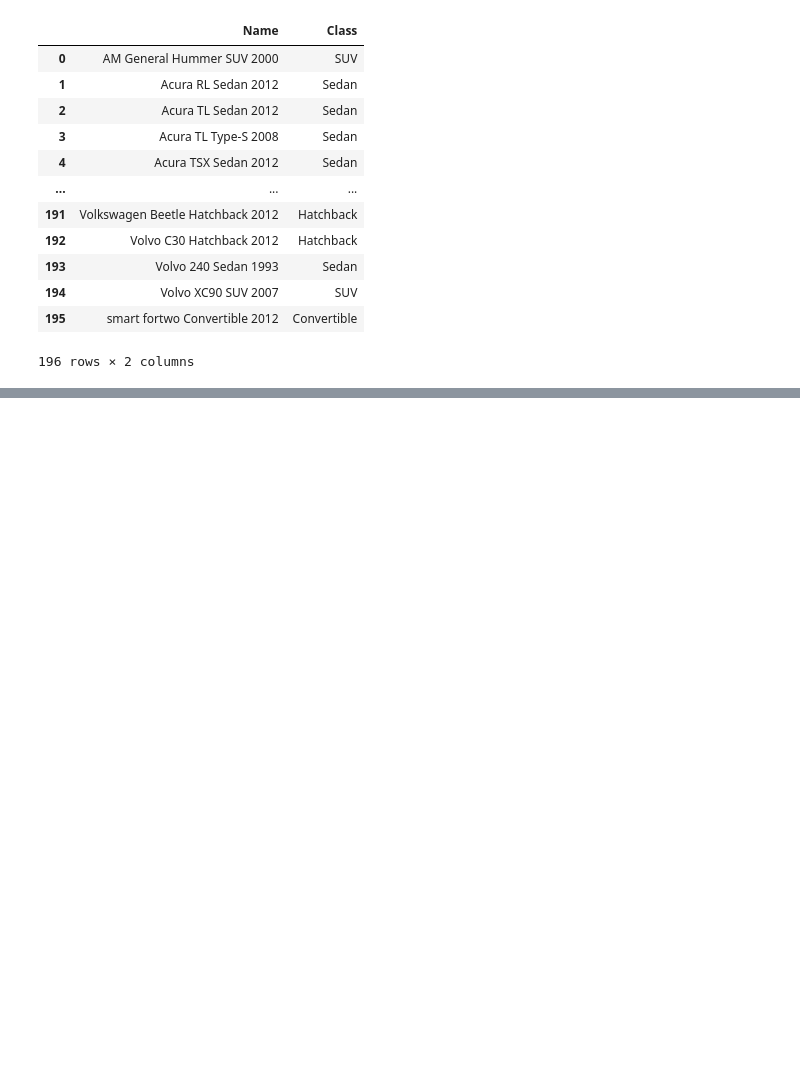
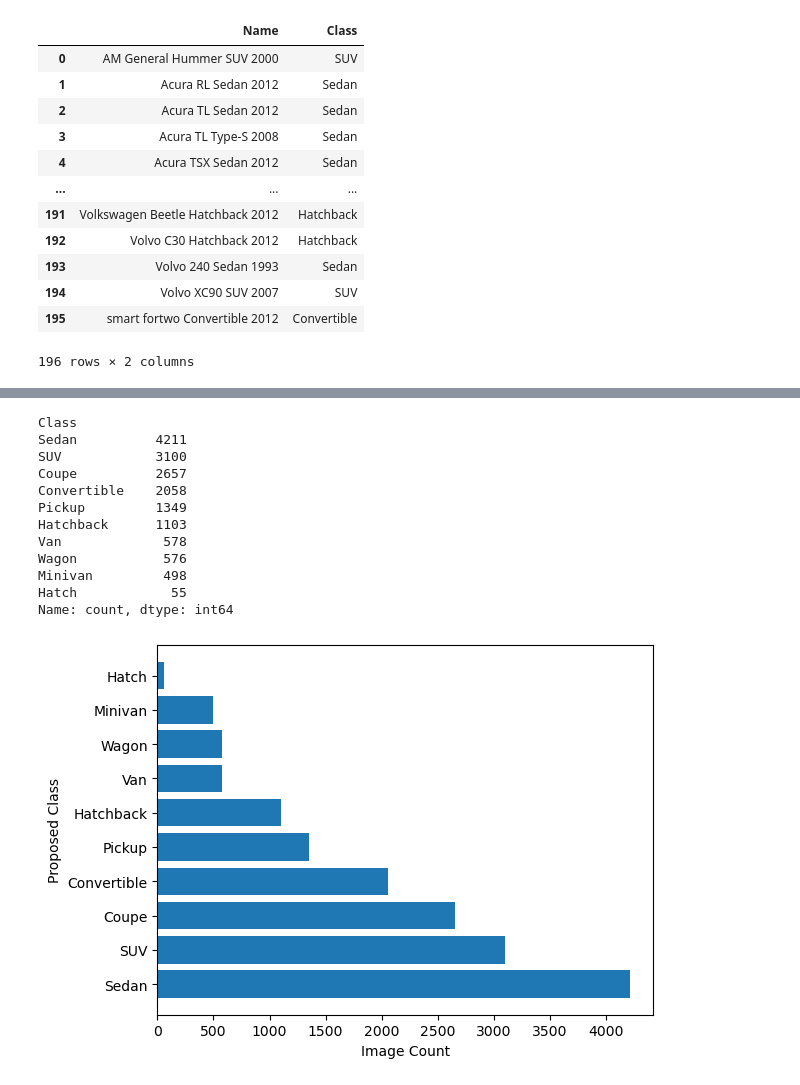
Before and after one commit to ijyliu/computer-vision-project, a Jupyter notebook: Code/Class Statistics.ipynb, the cells around one changed output, grey strips where cells are left out. Drawn from its saved outputs; the diff is of its cells as text; code cells hidden in the pictures; blank space fills up the shorter version.

Commit message:
image count by class

```diff
--- a/Code/Class Statistics.ipynb
+++ b/Code/Class Statistics.ipynb
@@ -53,0 +58,4 @@ plt.savefig('../Output/Original_Classes_by_Proposed_Class.png', bbox_inches='tig
+# %%
+# Bring in '~\Box\INFO 290T Project\Intermediate Data\cars_annos.xslx'
+cars_annos = pd.read_excel('~/Box/INFO 290T Project/Intermediate Data/cars_annos.xlsx')
+cars_annos
@@ -53,0 +76,6 @@ plt.savefig('../Output/Original_Classes_by_Proposed_Class.png', bbox_inches='tig
+# %%
+# Merge on 'Name' in names_and_proposed_classes being class_name in cars_annos
+# Should be same length as cars_annos
+print('length of cars_annos:', len(cars_annos))
+proposed_class_images = pd.merge(names_and_proposed_classes, cars_annos, left_on='Name', right_on='class_name', how='left')
+proposed_class_images
@@ -53,0 +97,23 @@ plt.savefig('../Output/Original_Classes_by_Proposed_Class.png', bbox_inches='tig
+# %%
+# Counts by Class
+print(proposed_class_images['Class'].value_counts())
+
+# Horizontal bar chart of counts by Class
+plt.barh(proposed_class_images['Class'].value_counts().index, proposed_class_images['Class'].value_counts())
+plt.xlabel('Image Count')
+plt.ylabel('Proposed Class')
+plt.savefig('../Output/Image_Counts_by_Proposed_Class.png', bbox_inches='tight')
+# %% [output]
+Class
+Sedan          4211
+SUV            3100
+Coupe          2657
+Convertible    2058
+Pickup         1349
+Hatchback      1103
+Van             578
+Wagon           576
+Minivan         498
+Hatch            55
+Name: count, dtype: int64
+[figure, added]
```
Also changed, not shown: parts of 5 cells of this notebook, 3 other files.
